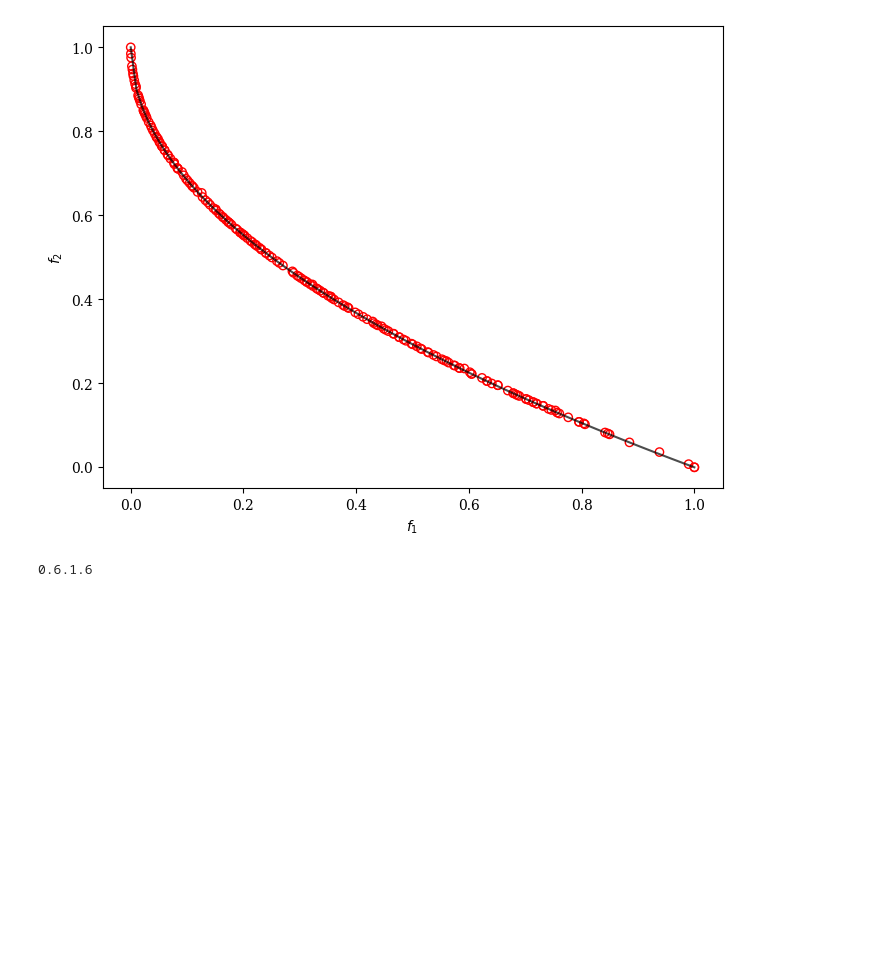
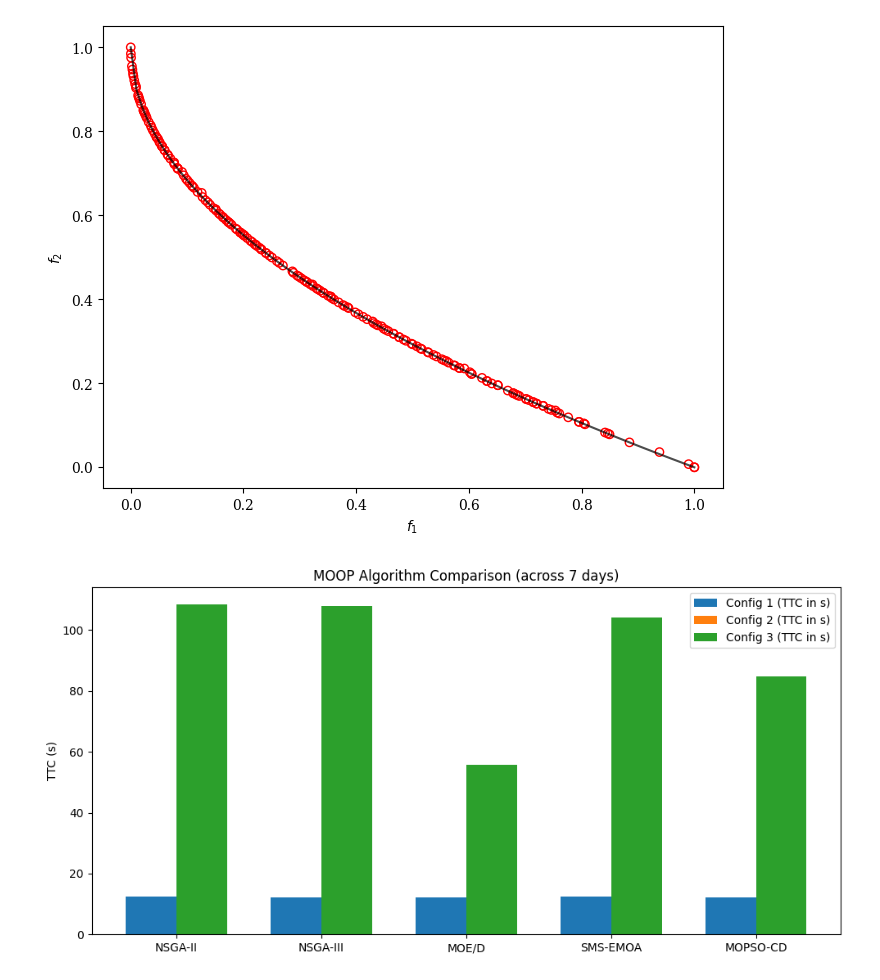
Before and after one commit to LouisDonaldson/Streamlit-NSGA-III, a Jupyter notebook: env_test.ipynb, the cells around one changed output. Saved outputs shown, nothing was run; the diff lists cells and outputs as text; code cells hidden in the pictures; blank space fills up the shorter version.

Commit message:
Added TTC data

```diff
--- a/env_test.ipynb
+++ b/env_test.ipynb
@@ -138,7 +138,30 @@ plot.show()
 <pymoo.visualization.scatter.Scatter at 0x...>
 [figure]
 # %%
-import pymoo
-print(pymoo.__version__)
+import matplotlib.pyplot as plt
+import numpy as np
+
+# Data
+algorithms = ["NSGA-II", "NSGA-III", "MOE/D", "SMS-EMOA", "MOPSO-CD"]
+config1 = [12.57, 12.15, 12.20, 12.42, 12.08]
+config2 = [43.32, 44.45, 45.66, 44.02, 22.67]
+config3 = [108.57, 107.94, 55.66, 104.05, 84.87]
+
+x = np.arange(len(algorithms))
+width = 0.35
+
+fig, ax = plt.subplots(figsize=(10, 5))
+ax.bar(x - width/2, config1, width, label="Config 1 (TTC in s)")
+ax.bar(x + width/2, config2, width, label="Config 2 (TTC in s)")
+ax.bar(x + width, config3, width, label="Config 3 (TTC in s)")
+
+ax.set_ylabel("TTC (s)")
+ax.set_title("MOOP Algorithm Comparison (across 7 days)")
+ax.set_xticks(x)
+ax.set_xticklabels(algorithms)
+ax.legend()
+
+plt.tight_layout()
+plt.show()
 # %% [output]
-0.6.1.6
+[figure, added]
```
Also changed, not shown: 16 other files.
